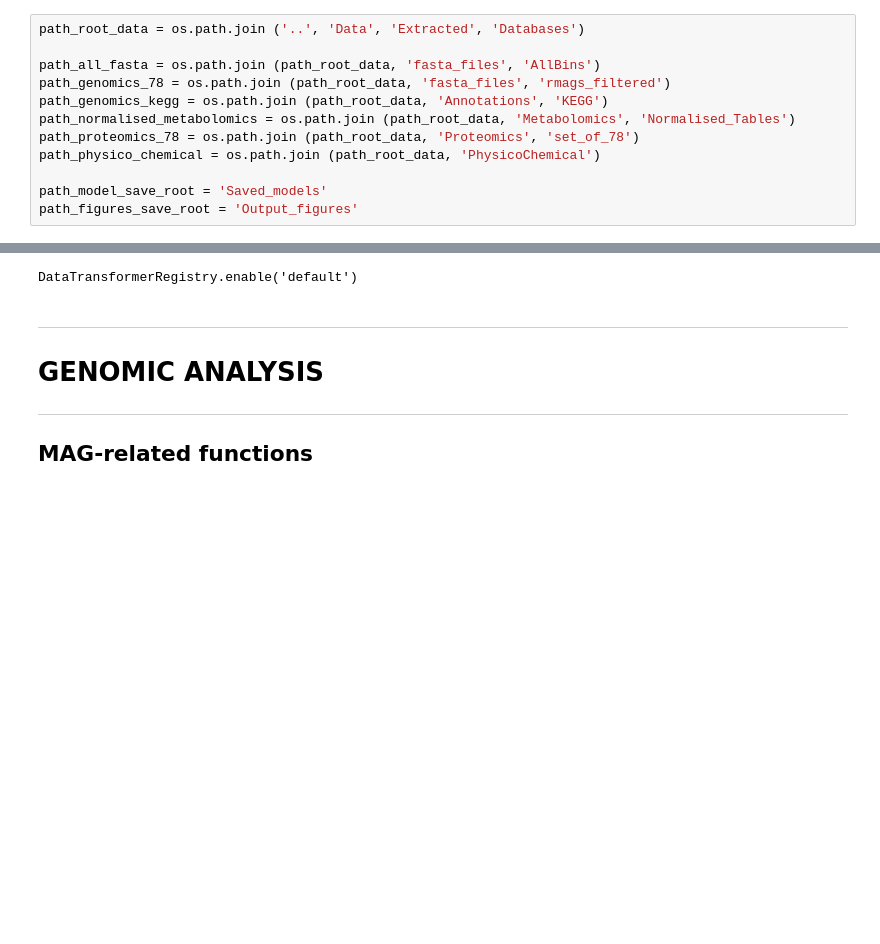
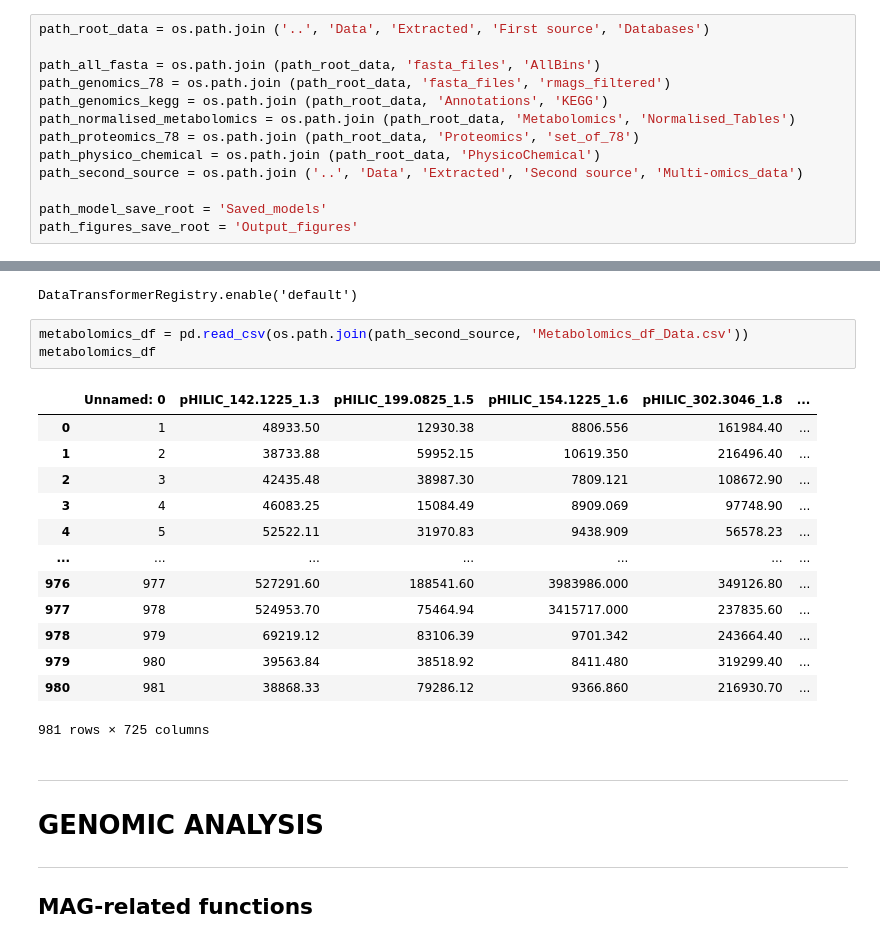
Before and after one commit to AAnzel/MOVIS, a Jupyter notebook: Code/Data_assessment.ipynb, the cells around one changed output, grey strips where cells are left out. Saved outputs shown, nothing was run; the diff lists cells and outputs as text; blank space fills up the shorter version.

Commit message:
Added new dataset and updated paths

```diff
--- a/Code/Data_assessment.ipynb
+++ b/Code/Data_assessment.ipynb
@@ -17,7 +17,7 @@ from scipy.spatial.distance import jaccard, pdist, squareform
 # %% [markdown]
 ## Defining paths for each and every omic
 # %%
-path_root_data = os.path.join ('..', 'Data', 'Extracted', 'Databases')
+path_root_data = os.path.join ('..', 'Data', 'Extracted', 'First source', 'Databases')
 
 path_all_fasta = os.path.join (path_root_data, 'fasta_files', 'AllBins')
 path_genomics_78 = os.path.join (path_root_data, 'fasta_files', 'rmags_filtered')
@@ -25,6 +25,7 @@ path_genomics_kegg = os.path.join (path_root_data, 'Annotations', 'KEGG')
 path_normalised_metabolomics = os.path.join (path_root_data, 'Metabolomics', 'Normalised_Tables')
 path_proteomics_78 = os.path.join (path_root_data, 'Proteomics', 'set_of_78')
 path_physico_chemical = os.path.join (path_root_data, 'PhysicoChemical')
+path_second_source = os.path.join ('..', 'Data', 'Extracted', 'Second source', 'Multi-omics_data')
 
 path_model_save_root = 'Saved_models'
 path_figures_save_root = 'Output_figures'
@@ -43,6 +44,23 @@ np.random.seed(SEED)
 alt.data_transformers.enable('default', max_rows = MAX_ROWS) # Important if you want to visualize datasets with >5000 samples
 # %% [output]
 DataTransformerRegistry.enable('default')
+# %%
+metabolomics_df = pd.read_csv(os.path.join(path_second_source, 'Metabolomics_df_Data.csv'))
+metabolomics_df
+# %% [output]
+|  | Unnamed: 0 | pHILIC_142.1225_1.3 | pHILIC_199.0825_1.5 | pHILIC_154.1225_1.6 | pHILIC_302.3046_1.8 | ... |
+| 0 | 1 | 48933.50 | 12930.38 | 8806.556 | 161984.40 | ... |
+| 1 | 2 | 38733.88 | 59952.15 | 10619.350 | 216496.40 | ... |
+| 2 | 3 | 42435.48 | 38987.30 | 7809.121 | 108672.90 | ... |
+| 3 | 4 | 46083.25 | 15084.49 | 8909.069 | 97748.90 | ... |
+| 4 | 5 | 52522.11 | 31970.83 | 9438.909 | 56578.23 | ... |
+| ... | ... | ... | ... | ... | ... | ... |
+| 976 | 977 | 527291.60 | 188541.60 | 3983986.000 | 349126.80 | ... |
+| 977 | 978 | 524953.70 | 75464.94 | 3415717.000 | 237835.60 | ... |
+| 978 | 979 | 69219.12 | 83106.39 | 9701.342 | 243664.40 | ... |
+| 979 | 980 | 39563.84 | 38518.92 | 8411.480 | 319299.40 | ... |
+| 980 | 981 | 38868.33 | 79286.12 | 9366.860 | 216930.70 | ... |
+981 rows × 725 columns
 # %% [markdown]
 ---
 # GENOMIC ANALYSIS
```
